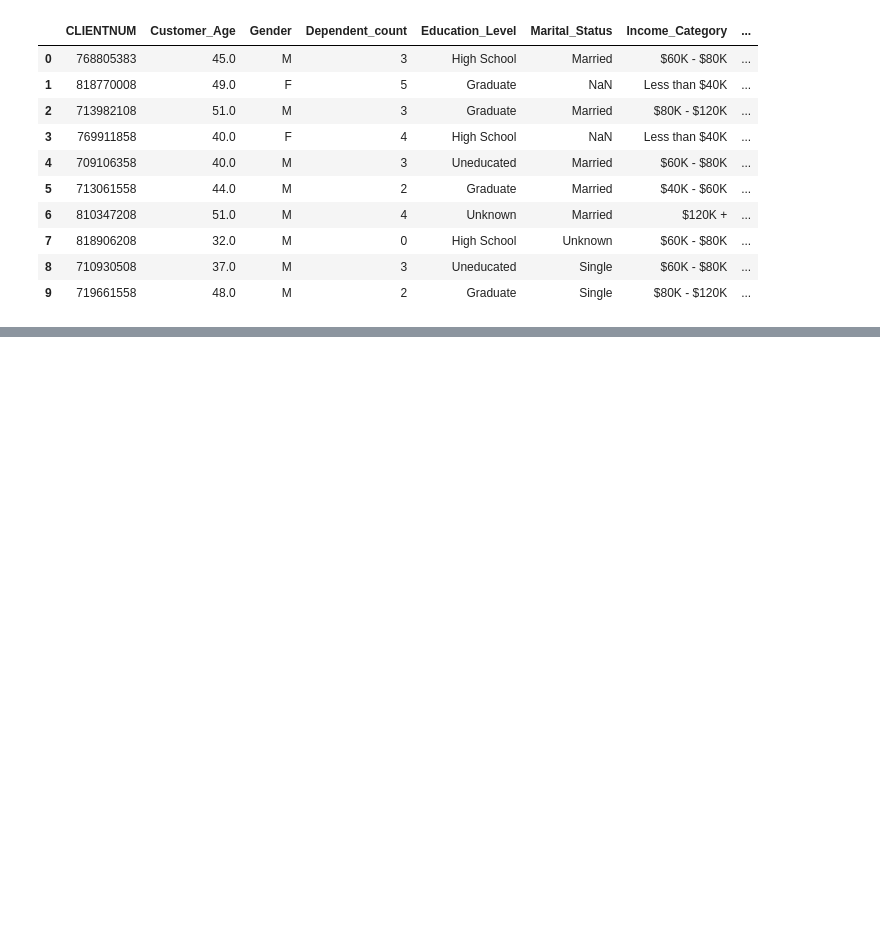
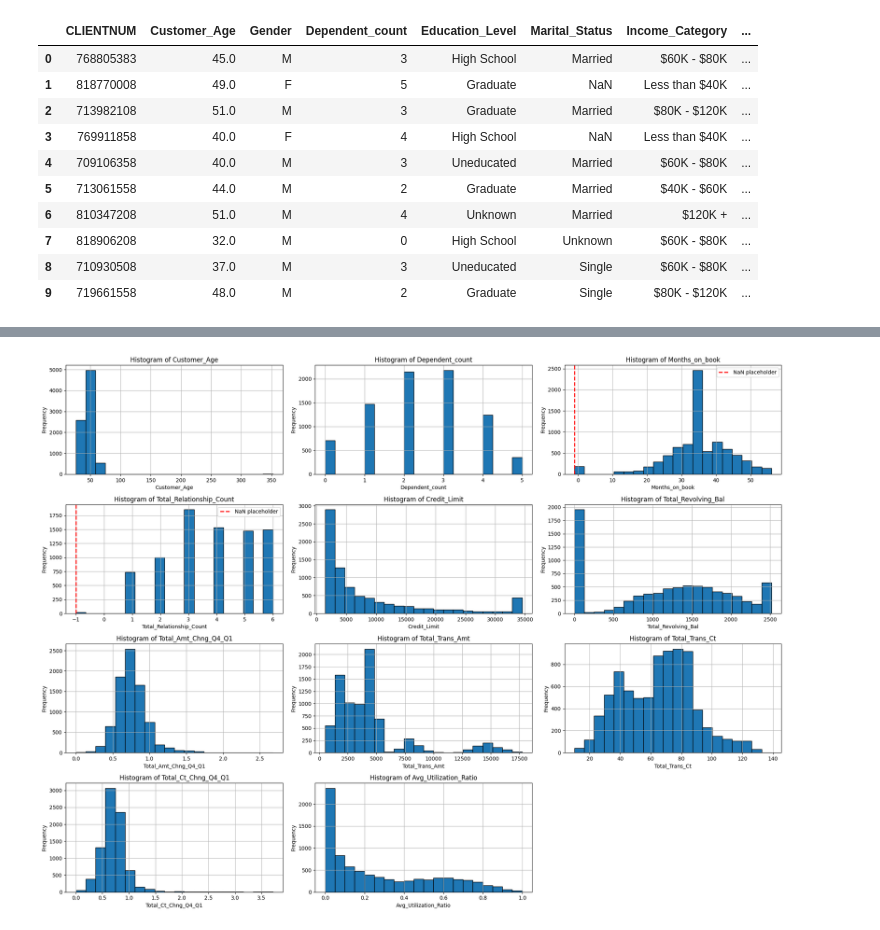
Before and after one commit to SheidaAbedpour/Regression-Credit-Limit-Prediction, a Jupyter notebook: main.ipynb, the cells around one changed output, grey strips where cells are left out. Saved outputs shown, nothing was run; the diff lists cells and outputs as text; code cells hidden in the pictures; blank space fills up the shorter version.

```diff
--- a/main.ipynb
+++ b/main.ipynb
@@ -77,0 +140,26 @@ df.head(5)
+# %%
+train_df_copy['Customer_Age'] = train_df_copy['Customer_Age'].fillna(-1)
+train_df_copy['Months_on_book'] = train_df_copy['Months_on_book'].fillna(-1)
+train_df_copy['Total_Relationship_Count'] = train_df_copy['Total_Relationship_Count'].fillna(-1)
+
+
+numerical_features = ['Customer_Age', 'Dependent_count', 'Months_on_book', 'Total_Relationship_Count',
+                      'Credit_Limit', 'Total_Revolving_Bal', 'Total_Amt_Chng_Q4_Q1', 'Total_Trans_Amt',
+                      'Total_Trans_Ct', 'Total_Ct_Chng_Q4_Q1', 'Avg_Utilization_Ratio']
+
+plt.figure(figsize=(20, 15))
+
+for i, feature in enumerate(numerical_features, 1):
+    plt.subplot(4, 3, i)
+    train_df_copy[feature].hist(bins=20, edgecolor='black')
+    plt.title(f'Histogram of {feature}')
+    plt.xlabel(feature)
+    plt.ylabel('Frequency')
+    if -1 in train_df_copy[feature].values:
+        plt.axvline(x=-1, color='red', linestyle='dashed', linewidth=2, label='NaN placeholder')
+        plt.legend()
+
+plt.tight_layout()
+plt.show()
+# %% [output]
+[figure, added]
```
Also changed, not shown: parts of 22 cells of this notebook.
